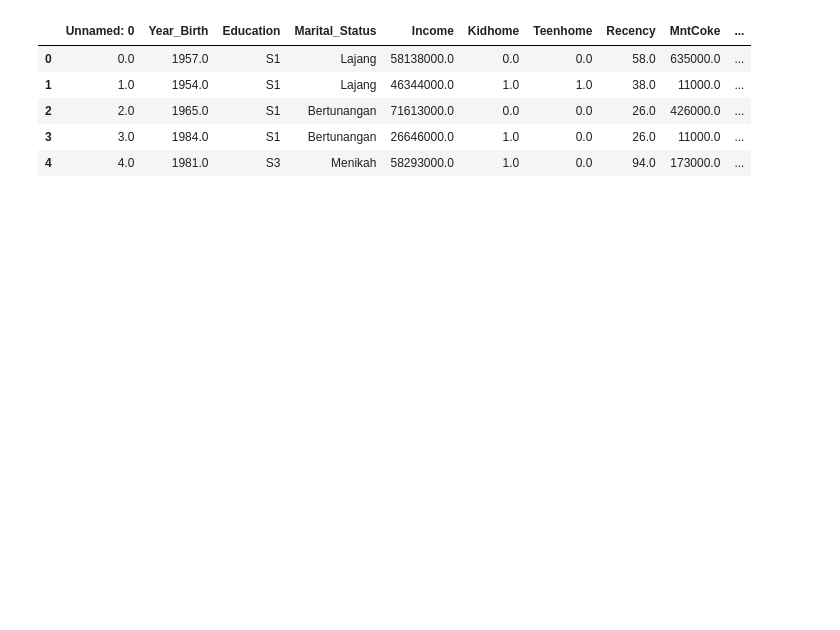
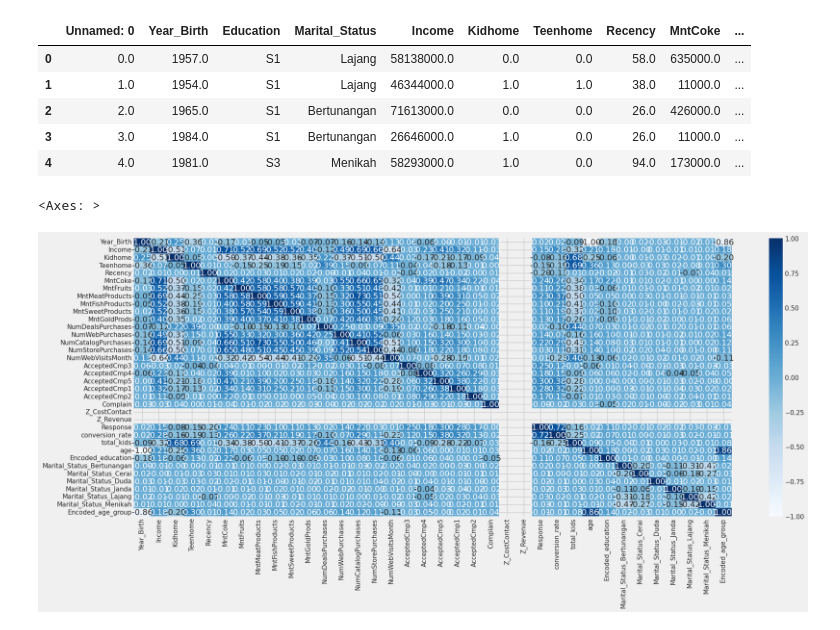
Before and after one commit to dzulwulann/CustomerPersonality_Prediction, a Jupyter notebook: Marketing_campaign.ipynb, the cells around one changed output. Cells and saved outputs as stored; diff of their text form; code cells hidden in the pictures; blank space fills up the shorter version.

```diff
--- a/Marketing_campaign.ipynb
+++ b/Marketing_campaign.ipynb
@@ -372,7 +389,7 @@ data2.head()
 #filtering feature
 #data_x = data2[['Income','Kidhome','Teenhome','Recency','MntCoke','MntFruits','MntMeatProducts','MntSweetProducts','MntGoldProds','NumDealsPurchases','NumWebPurchases','NumCatalogPurchases','NumStorePurchases','NumWebVisitsMonth',]]
 
-data_x = data2.drop(columns= ['Education', 'Marital_Status', 'age_group'])
+data_x = data2.drop(columns= ['Education', 'Marital_Status', 'age_group','Unnamed: 0'])
 # %%
 from sklearn.preprocessing import StandardScaler
 ss = StandardScaler()
@@ -381,3 +398,8 @@ numerical_features = data_x.columns.to_list()
 for n in numerical_features:
   scaler = ss.fit(data_x[[n]])
   data_x[n] = scaler.transform(data_x[[n]])
+# %%
+sns.heatmap(data_x.corr(), cmap = 'Blues', annot = True, fmt = '.2f')
+# %% [output]
+<Axes: >
+[figure, added]
```
Also changed, not shown: parts of 31 cells of this notebook.
